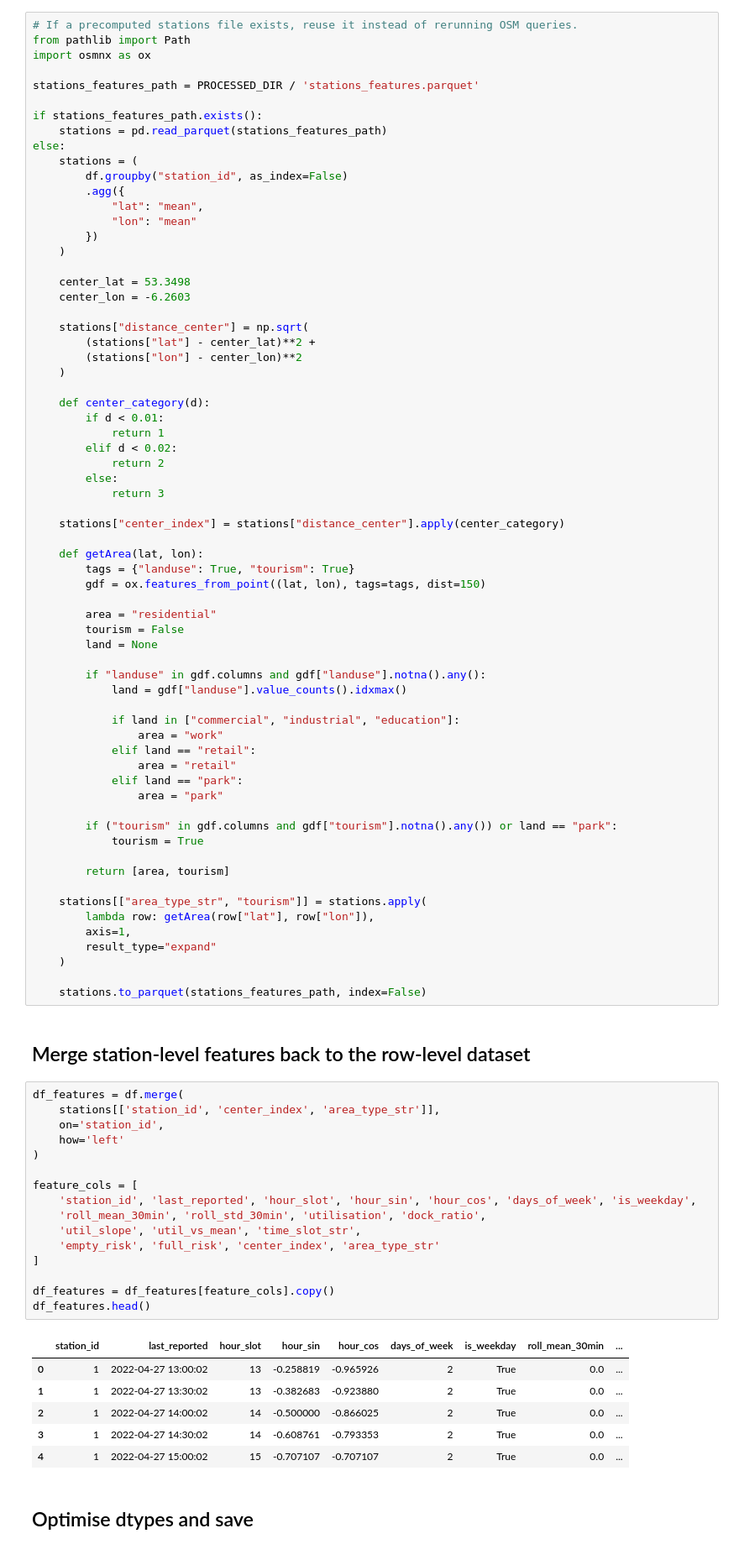
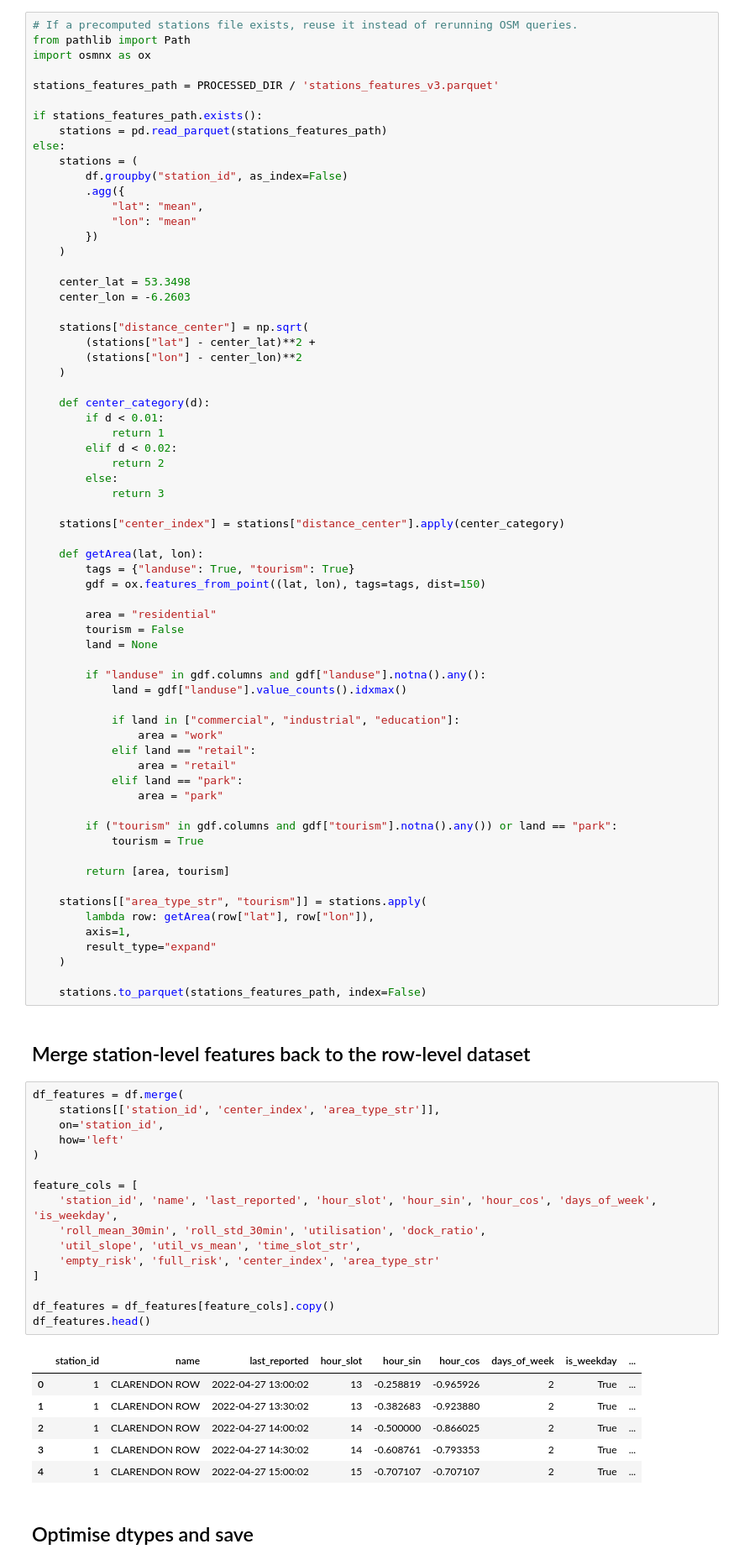
Before and after one commit to tbeliere12/dublin-bikes-availability-prediction, a Jupyter notebook: src/03_feature_engineering_with_trend.ipynb, the cells around one changed output. Shown at 84% size. Cells and saved outputs as stored; diff of their text form.

```diff
--- a/src/03_feature_engineering_with_trend.ipynb
+++ b/src/03_feature_engineering_with_trend.ipynb
@@ -150,7 +150,7 @@ stations.head()
 from pathlib import Path
 import osmnx as ox
 
-stations_features_path = PROCESSED_DIR / 'stations_features.parquet'
+stations_features_path = PROCESSED_DIR / 'stations_features_v3.parquet'
 
 if stations_features_path.exists():
     stations = pd.read_parquet(stations_features_path)
@@ -216,26 +216,26 @@ else:
 # %%
 df_features = df.merge(
     stations[['station_id', 'center_index', 'area_type_str']],
     on='station_id',
     how='left'
 )
 
 feature_cols = [
-    'station_id', 'last_reported', 'hour_slot', 'hour_sin', 'hour_cos', 'days_of_week', 'is_weekday',
+    'station_id', 'name', 'last_reported', 'hour_slot', 'hour_sin', 'hour_cos', 'days_of_week', 'is_weekday',
     'roll_mean_30min', 'roll_std_30min', 'utilisation', 'dock_ratio',
     'util_slope', 'util_vs_mean', 'time_slot_str',
     'empty_risk', 'full_risk', 'center_index', 'area_type_str'
 ]
 
 df_features = df_features[feature_cols].copy()
 df_features.head()
 # %% [output]
-|  | station_id | last_reported | hour_slot | hour_sin | hour_cos | days_of_week | is_weekday | roll_mean_30min | ... |
-| 0 | 1 | 2022-04-27 13:00:02 | 13 | -0.258819 | -0.965926 | 2 | True | 0.0 | ... |
-| 1 | 1 | 2022-04-27 13:30:02 | 13 | -0.382683 | -0.923880 | 2 | True | 0.0 | ... |
-| 2 | 1 | 2022-04-27 14:00:02 | 14 | -0.500000 | -0.866025 | 2 | True | 0.0 | ... |
-| 3 | 1 | 2022-04-27 14:30:02 | 14 | -0.608761 | -0.793353 | 2 | True | 0.0 | ... |
-| 4 | 1 | 2022-04-27 15:00:02 | 15 | -0.707107 | -0.707107 | 2 | True | 0.0 | ... |
+|  | station_id | name | last_reported | hour_slot | hour_sin | hour_cos | days_of_week | is_weekday | ... |
+| 0 | 1 | CLARENDON ROW | 2022-04-27 13:00:02 | 13 | -0.258819 | -0.965926 | 2 | True | ... |
+| 1 | 1 | CLARENDON ROW | 2022-04-27 13:30:02 | 13 | -0.382683 | -0.923880 | 2 | True | ... |
+| 2 | 1 | CLARENDON ROW | 2022-04-27 14:00:02 | 14 | -0.500000 | -0.866025 | 2 | True | ... |
+| 3 | 1 | CLARENDON ROW | 2022-04-27 14:30:02 | 14 | -0.608761 | -0.793353 | 2 | True | ... |
+| 4 | 1 | CLARENDON ROW | 2022-04-27 15:00:02 | 15 | -0.707107 | -0.707107 | 2 | True | ... |
 # %% [markdown]
 ## Optimise dtypes and save
 # %%
```
Also changed, not shown: parts of 1 cell of this notebook, 6 other files.
